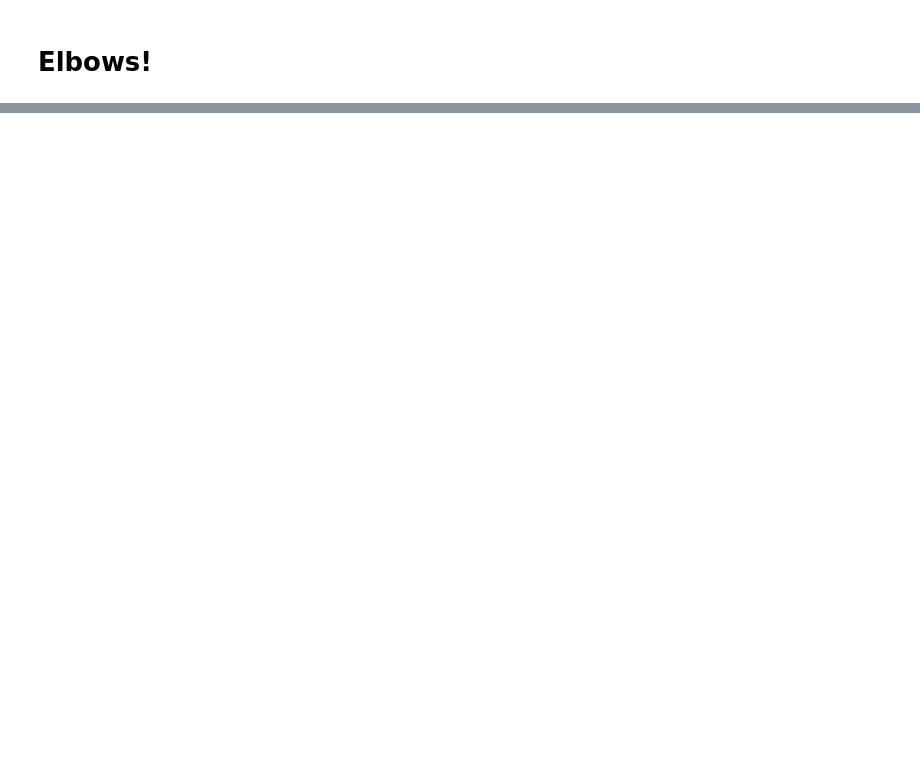
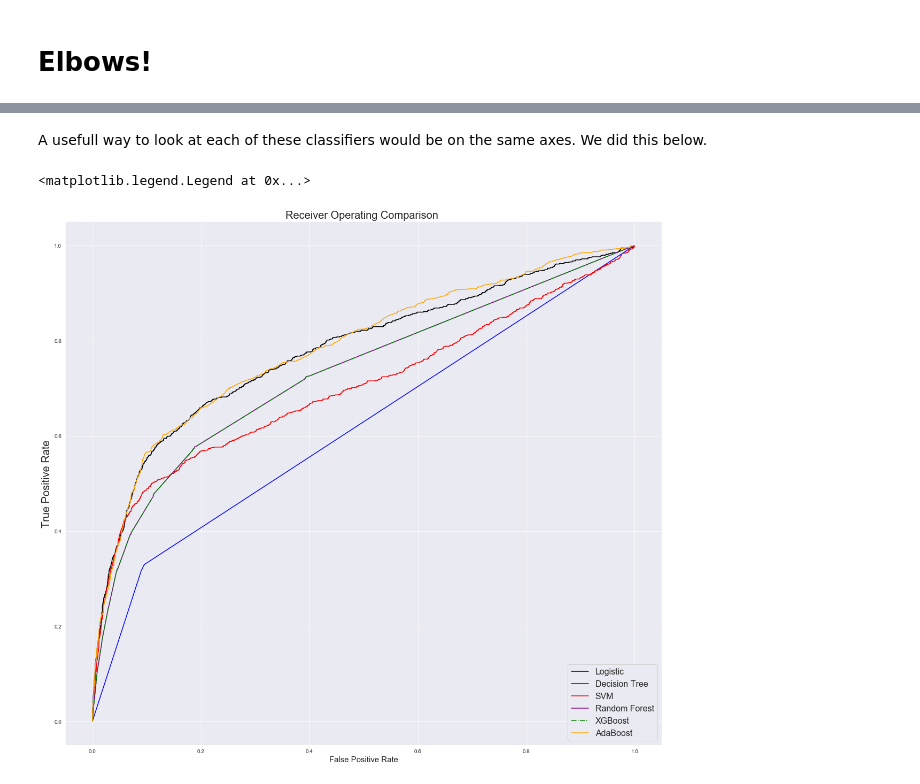
Before and after one commit to MissAle17/dsc-3-final-project-online-ds-sp-000, a Jupyter notebook: student.ipynb, the cells around one changed output, grey strips where cells are left out. Saved outputs shown, nothing was run; the diff lists cells and outputs as text; code cells hidden in the pictures; blank space fills up the shorter version.

```diff
--- a/student.ipynb
+++ b/student.ipynb
@@ -505,0 +497,20 @@ ax_arr[0,0].legend(loc = 'lower right', prop={'size': 16})
+# %% [markdown]
+A usefull way to look at each of these classifiers would be on the same axes.  We did this below.
+# %%
+#plotting the ROC on the same axis
+fig, ax = plt.subplots(nrows = 1, ncols = 1, figsize = (20,18))
+
+ax.plot(fprlog, tprlog, 'b', label = 'Logistic', color='black')
+ax.plot(fprdtree, tprdtree, 'b', label = 'Decision Tree', color='blue')
+ax.plot(fprsvm, tprsvm, 'b', label = 'SVM', color='red')
+ax.plot(fprrf, tprrf, 'b', label = 'Random Forest', color='purple') #visible under the XGBoost line
+ax.plot(fprxgb, tprxgb, '-.', label = 'XGBoost', color='green')
+ax.plot(fpradb, tpradb, 'b', label = 'AdaBoost', color='orange')
+
+ax.set_title('Receiver Operating Comparison ',fontsize=20)
+ax.set_ylabel('True Positive Rate',fontsize=20)
+ax.set_xlabel('False Positive Rate',fontsize=15)
+ax.legend(loc = 'lower right', prop={'size': 16})
+# %% [output]
+<matplotlib.legend.Legend at 0x...>
+[figure, added]
```
Also changed, not shown: parts of 5 cells of this notebook.
